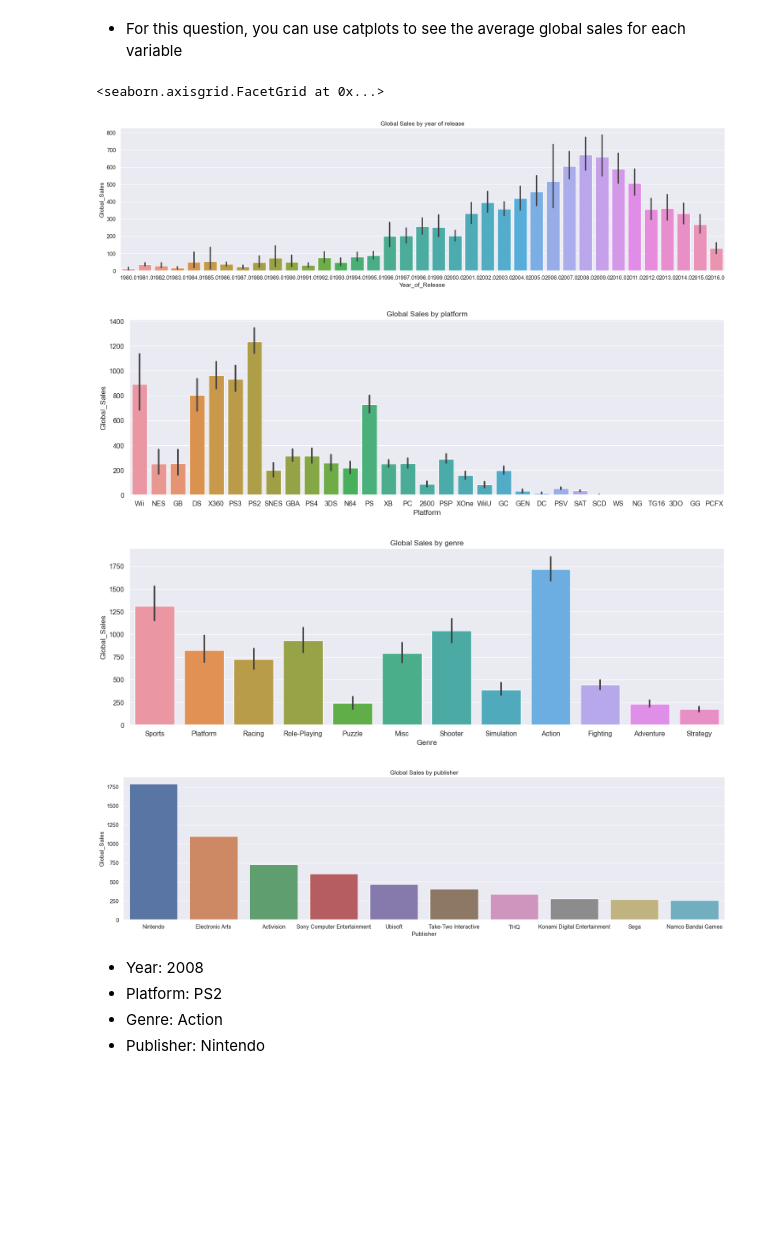
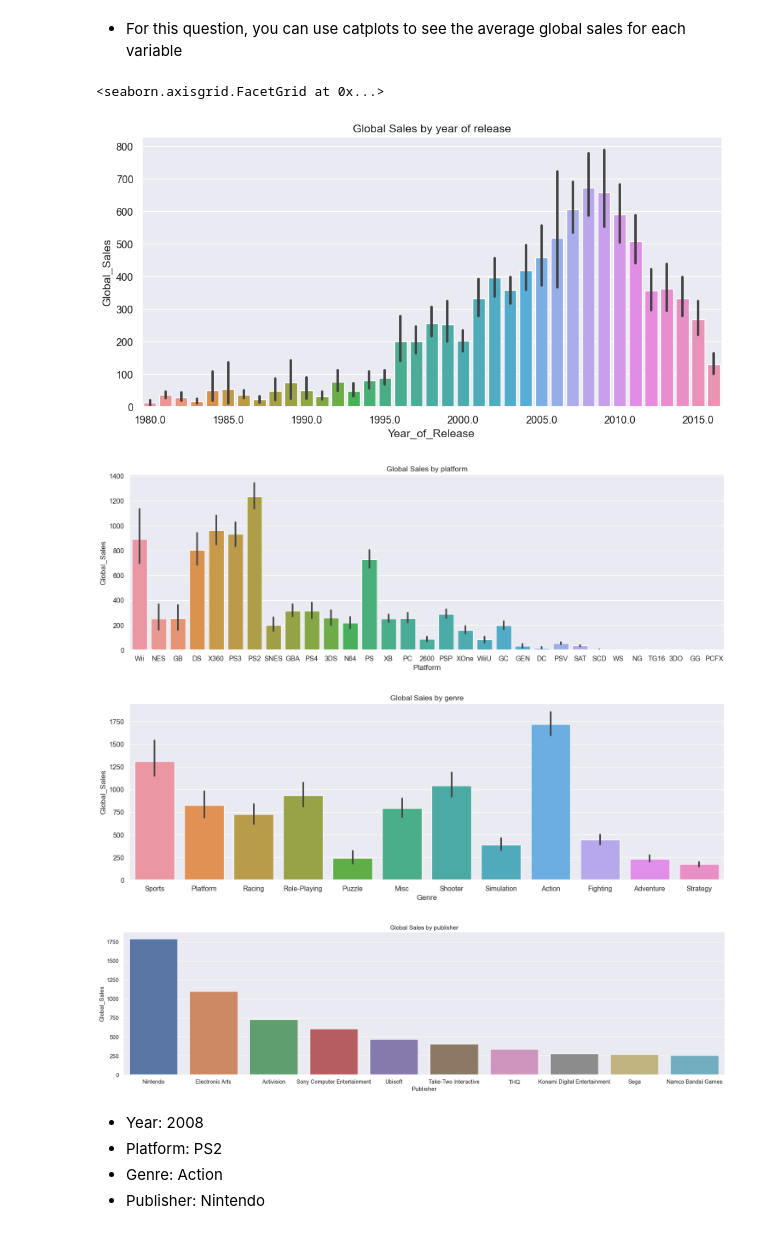
Before and after one commit to ubco-W2022T1-cosc301/project-group22, a Jupyter notebook: notebooks/analysis2.ipynb, the cells around one changed output. Drawn from its saved outputs; the diff is of its cells as text; code cells hidden in the pictures; blank space fills up the shorter version.

```diff
--- a/notebooks/analysis2.ipynb
+++ b/notebooks/analysis2.ipynb
@@ -68,7 +70,7 @@ There seems to be a pretty even spread of sales over the years, with most games
 
 There are, however, quite a few outliers that go far beyond the expected range, especially one game in around 2006 that has sold over 80 million copies. It will be interesting to see what game that is.
 # %%
-sns.set(font_scale=0.6)
+sns.set(font_scale=0.61)
 sns.countplot(x=d_cleaned["Genre"]).set(title="Countplot of amount of each genre in dataset")
 # %% [output]
 [Text(0.5, 1.0, 'Countplot of amount of each genre in dataset')]
@@ -80,7 +82,7 @@ It's interesting that Sports is so high, as I didn't think there were that many
 
 It is, however, also a very subjective aspect of this dataset. Most of these games probably fall into more than just one category, or could arguably not even be in the category that it's listed as.
 # %%
-
+sns.set(font_scale=1.05)
 sns.catplot(data=d_cleaned, x="Platform", y="Global_Sales", kind="bar", aspect=2.5).set(title="Catplot of total Global Sales of games for each platform")
 # %% [output]
 <seaborn.axisgrid.FacetGrid at 0x...>
@@ -268,14 +270,16 @@ def plotGraph(xx, yy, df):
 
     return sns.catplot(data=df, x=xx, y=yy, kind="bar", aspect=3.7)
 # %%
+
 sns.set(font_scale=1.05)
-sns.catplot(data=d_cleaned, x="Year_of_Release", y="Global_Sales", kind="bar", aspect=3.7, estimator = sum).set(title="Global Sales by year of release")
+sns.catplot(data=d_cleaned, x="Year_of_Release", y="Global_Sales", kind="bar", aspect=2, estimator = sum).set(title="Global Sales by year of release",
+                                                                                                             xticks=[0, 5, 10, 15, 20, 25, 30, 35])
 sns.catplot(data=d_cleaned, x="Platform", y="Global_Sales", kind="bar", aspect=3, estimator = sum).set(title="Global Sales by platform")
 sns.catplot(data=d_cleaned, x="Genre", y="Global_Sales", kind="bar", aspect=3, estimator = sum).set(title="Global Sales by genre")
 plotGraph('Publisher', 'Global_Sales', d_cleaned).set(title="Global Sales by publisher")
 # %% [output]
 <seaborn.axisgrid.FacetGrid at 0x...>
-[figure, old version]
+[figure, new version]
 [figure]
 [figure]
 [figure]
```
Also changed, not shown: parts of 8 cells of this notebook.
